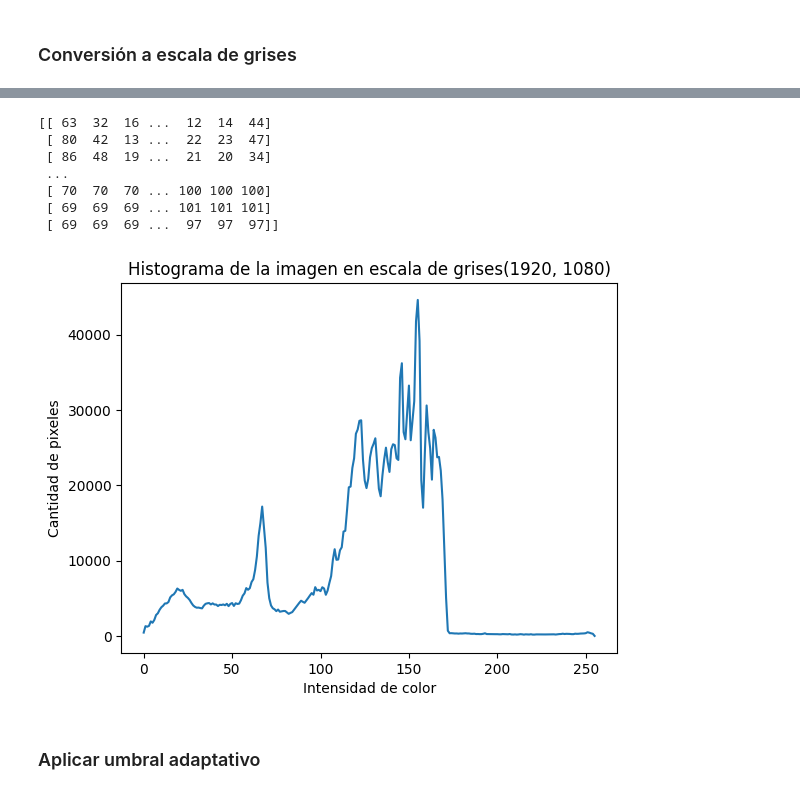
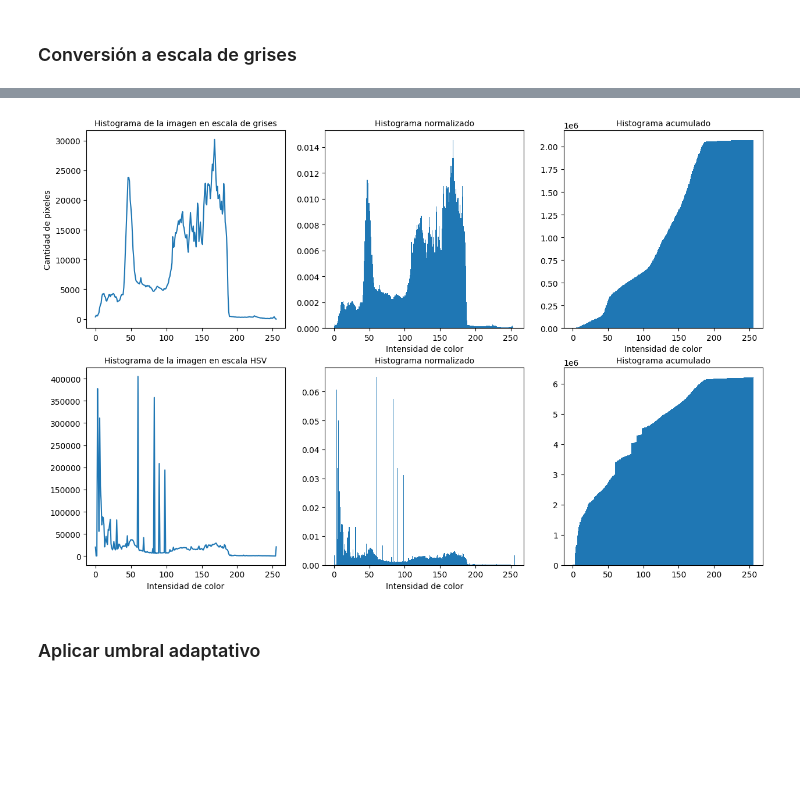
Before and after one commit to GabrielBarrientos99/deteccion_objetos_pixeles, a Jupyter notebook: prediccion.ipynb, the cells around one changed output, grey strips where cells are left out. Cells and saved outputs as stored; diff of their text form; code cells hidden in the pictures; blank space fills up the shorter version.

```diff
--- a/prediccion.ipynb
+++ b/prediccion.ipynb
@@ -102,25 +106,51 @@ plt.show()
-# %%
-# Mostramos el arreglo de la imagen en escala de grises
-print(img_gray)
-img_gray = np.array(img_gray)
-# Para ver la proporcion de pixeles, se puede utilizar el metodo hist()
-plt.figure()
-plt.title("Histograma de la imagen en escala de grises" + str(img_gray.shape))
-plt.xlabel("Intensidad de color")
-plt.ylabel("Cantidad de pixeles")
-hist, bins = np.histogram(img_gray.flatten(), bins=256, range=[0,256])
-plt.plot(bins[:-1], hist)
-plt.show()
-# plt.plot(bins,hist)
-# %% [output]
-[[ 63  32  16 ...  12  14  44]
- [ 80  42  13 ...  22  23  47]
- [ 86  48  19 ...  21  20  34]
- ...
- [ 70  70  70 ... 100 100 100]
- [ 69  69  69 ... 101 101 101]
- [ 69  69  69 ...  97  97  97]]
-[figure, removed]
+# %%
+# Mostramos el arreglo de la imagen en escala de grises y en hsv
+#print(img_gray)
+#print(img_hsv)
+
+img_gray = np.array(img_gray)
+img_hsv = np.array(img_hsv)
+
+# Veamos la proporcion de pixeles en la imagen en escala de grises y en hsv
+# Mediante un histograma comun, un histograma normalizado y un histograma acumulado
+# Usando subplots
+
+plt.figure(figsize=(15, 15))
+plt.subplot(3, 3, 1)
+plt.title("Histograma de la imagen en escala de grises",fontsize=10)
+plt.ylabel("Cantidad de pixeles")
+hist, bins = np.histogram(img_gray.flatten(), bins=256, range=[0,256])
+plt.plot(bins[:-1], hist)
+plt.subplot(3, 3, 2)
+plt.title("Histograma normalizado",fontsize=10)
+plt.xlabel("Intensidad de color")
+
+plt.hist(img_gray.flatten(), bins=256, range=[0,256], density=True)
+plt.subplot(3, 3, 3)
+plt.title("Histograma acumulado",fontsize=10)
+plt.xlabel("Intensidad de color")
+
+plt.hist(img_gray.flatten(), bins=256, range=[0,256], cumulative=True)
+plt.subplot(3, 3, 4)
+plt.title("Histograma de la imagen en escala HSV",fontsize=10)
+plt.xlabel("Intensidad de color")
+
+hist, bins = np.histogram(img_hsv.flatten(), bins=256, range=[0,256])
+plt.plot(bins[:-1], hist)
+plt.subplot(3, 3, 5)
+plt.title("Histograma normalizado",fontsize=10)
+plt.xlabel("Intensidad de color")
+
+
+plt.hist(img_hsv.flatten(), bins=256, range=[0,256], density=True)
+plt.subplot(3, 3, 6)
+plt.title("\nHistograma acumulado",fontsize=10)
+
+
+plt.hist(img_hsv.flatten(), bins=256, range=[0,256], cumulative=True)
+plt.show()
+# %% [output]
+[figure, added]
 # %% [markdown]
 ### Aplicar umbral adaptativo
 # %%
```
Also changed, not shown: parts of 10 cells of this notebook.
